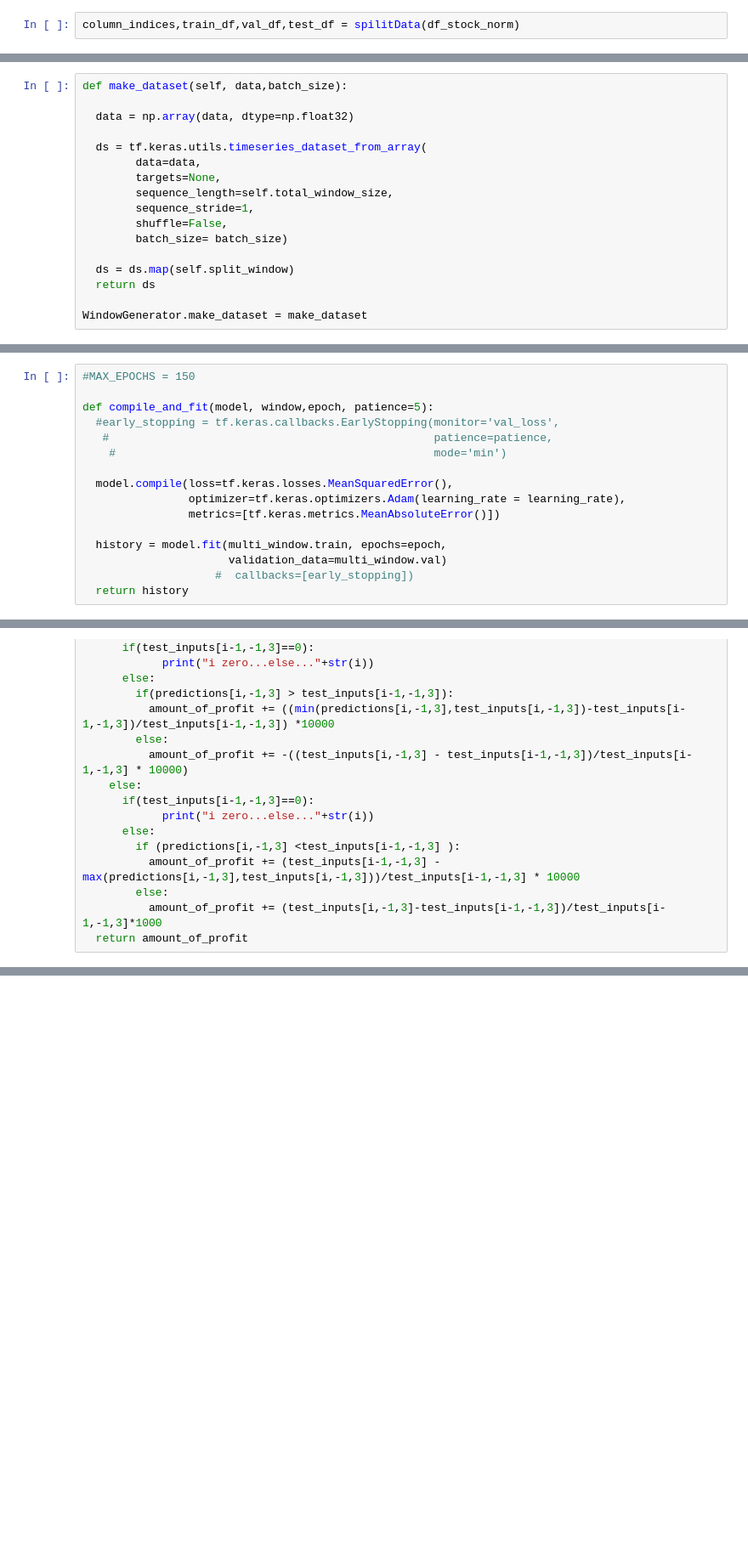
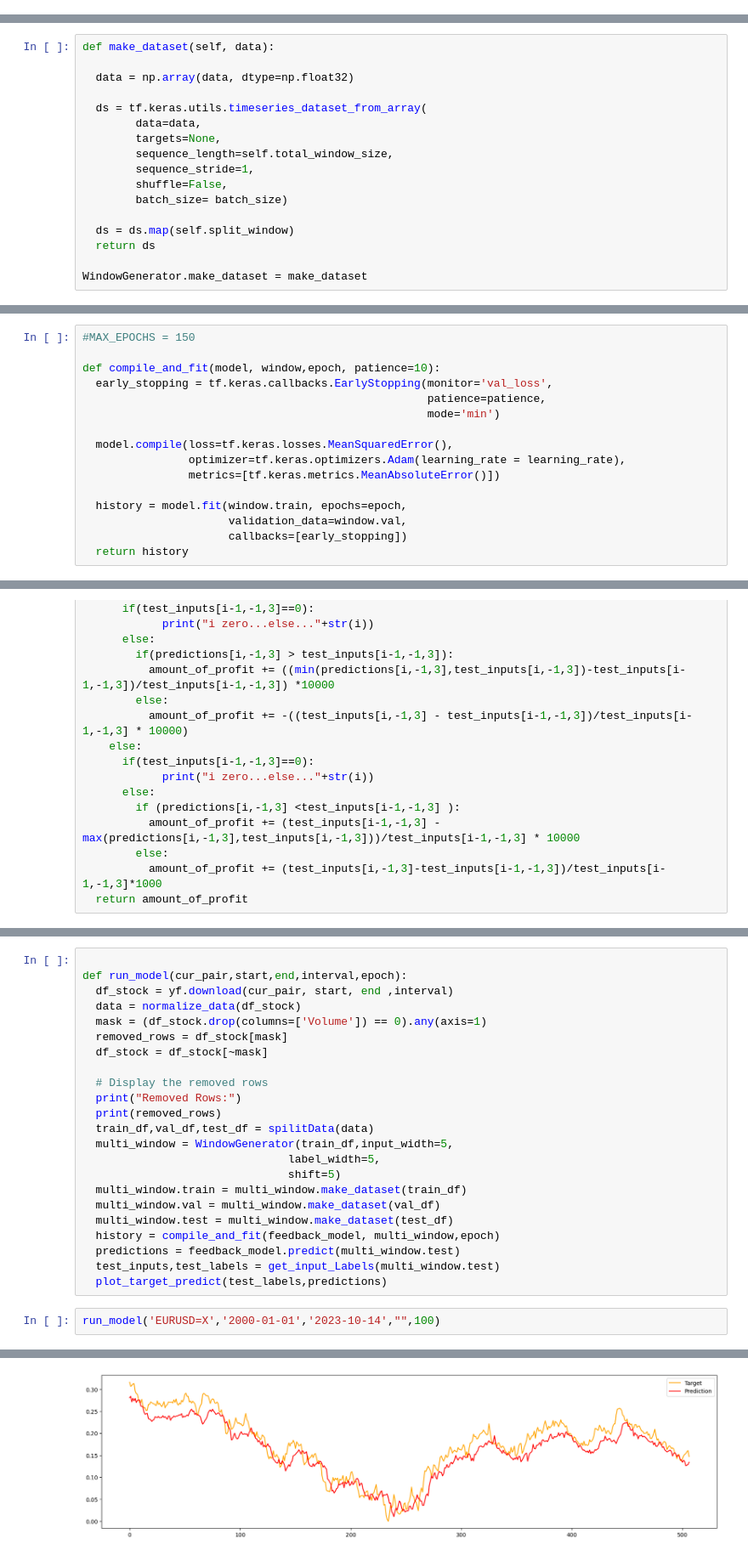
Before and after one commit to Kharazmigroup/forexprj, a Jupyter notebook: RNN2Forex.ipynb, the cells around one changed output, grey strips where cells are left out. Shown: that part at 85% size. Cells and saved outputs as stored; diff of their text form; blank space fills up the shorter version.

```diff
--- a/RNN2Forex.ipynb
+++ b/RNN2Forex.ipynb
@@ -81,5 +49,3 @@ def spilitData(df_stock_norm):
-# %%
-column_indices,train_df,val_df,test_df = spilitData(df_stock_norm)
 # %%
 class WindowGenerator():
 
@@ -131,7 +96,7 @@ def split_window(self, features):
 
 WindowGenerator.split_window = split_window
 # %%
-def make_dataset(self, data,batch_size):
+def make_dataset(self, data):
 
   data = np.array(data, dtype=np.float32)
 
@@ -226,16 +176,16 @@ FeedBack.call = call
 # %%
 #MAX_EPOCHS = 150
 
-def compile_and_fit(model, window,epoch, patience=5):
-  #early_stopping = tf.keras.callbacks.EarlyStopping(monitor='val_loss',
-   #                                                 patience=patience,
-    #                                                mode='min')
+def compile_and_fit(model, window,epoch, patience=10):
+  early_stopping = tf.keras.callbacks.EarlyStopping(monitor='val_loss',
+                                                    patience=patience,
+                                                    mode='min')
 
   model.compile(loss=tf.keras.losses.MeanSquaredError(),
                 optimizer=tf.keras.optimizers.Adam(learning_rate = learning_rate),
                 metrics=[tf.keras.metrics.MeanAbsoluteError()])
 
-  history = model.fit(multi_window.train, epochs=epoch,
-                      validation_data=multi_window.val)
-                    #  callbacks=[early_stopping])
+  history = model.fit(window.train, epochs=epoch,
+                      validation_data=window.val,
+                      callbacks=[early_stopping])
   return history
@@ -421,0 +287,26 @@ last i....510
+# %%
+
+def run_model(cur_pair,start,end,interval,epoch):
+  df_stock = yf.download(cur_pair, start, end ,interval)
+  data = normalize_data(df_stock)
+  mask = (df_stock.drop(columns=['Volume']) == 0).any(axis=1)
+  removed_rows = df_stock[mask]
+  df_stock = df_stock[~mask]
+
+  # Display the removed rows
+  print("Removed Rows:")
+  print(removed_rows)
+  train_df,val_df,test_df = spilitData(data)
+  multi_window = WindowGenerator(train_df,input_width=5,
+                               label_width=5,
+                               shift=5)
+  multi_window.train = multi_window.make_dataset(train_df)
+  multi_window.val = multi_window.make_dataset(val_df)
+  multi_window.test = multi_window.make_dataset(test_df)
+  history = compile_and_fit(feedback_model, multi_window,epoch)
+  predictions = feedback_model.predict(multi_window.test)
+  test_inputs,test_labels = get_input_Labels(multi_window.test)
+  plot_target_predict(test_labels,predictions)
+# %%
+run_model('EURUSD=X','2000-01-01','2023-10-14',"",100)
+# %% [output]
@@ -422 +330,2 @@ last i....510
+[figure, added]
 # %%
```
Also changed, not shown: parts of 38 cells of this notebook.
